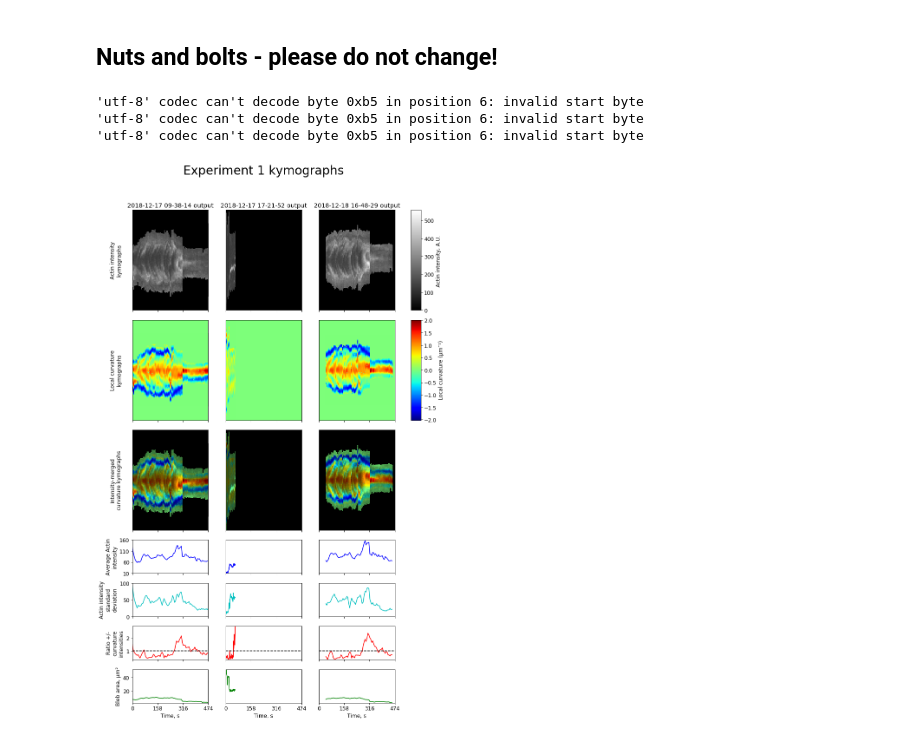
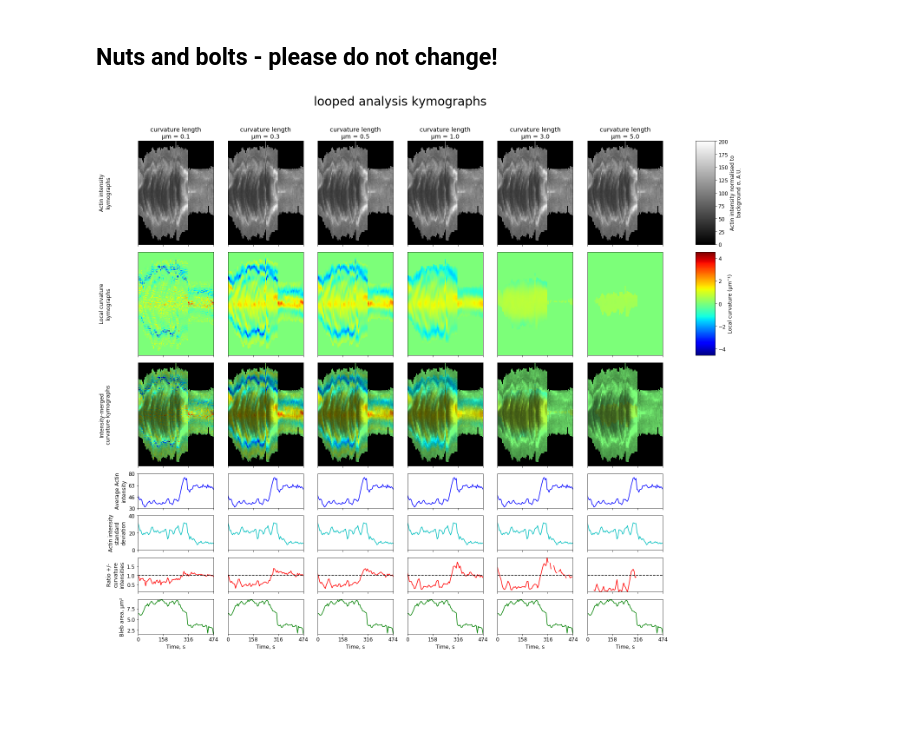
Before and after one commit to dougkelly88/blebbing_analysis, a Jupyter notebook: plotting/Blebbing figures.ipynb, the cells around one changed output. Cells and saved outputs as stored; diff of their text form; code cells hidden in the pictures; blank space fills up the shorter version.

Commit message:
Add plotting support for normalisation of intensity by background standard deviation

```diff
--- a/plotting/Blebbing figures.ipynb
+++ b/plotting/Blebbing figures.ipynb
@@ -34,7 +34,8 @@ This notebook is designed to generate figures for comparison of membrane blebbin
 # experiment_folder = "C:\\Users\\dougk\\Desktop\\output\\2019-01-22 14-30-44 output\\looped analysis"
 # experiment_folder = "C:\\Users\\dougk\\Desktop\\output\\2019-01-29 16-16-23 output\\Varying intensity thickness parameter"
 #experiment_folder = "C:\\Users\\dougk\\Desktop\\output\\2019-01-29 17-10-59 output\\Varying curvature length parameter"
-experiment_folder = "D:\\data\\Inverse blebbing\\Experiment 1"
+# experiment_folder = "D:\\data\\Inverse blebbing\\Experiment 1"
+experiment_folder = "C:\\Users\\dougk\\Desktop\\output\\bg std test\\2019-02-06 16-11-38 output\\looped analysis"
 condition_names = None;
 #condition_names = ["control", "condition 1", "condition 2"]
 annotation_arrows = None;
@@ -49,6 +50,7 @@ contrast_enhancement = 0.35;
 base_chosen_timepoints = [0, 120, 240, 354];
 make_colorscale_symmetrical = True;
 keep_time_and_length_scales_consistent = True;
+normalise_intensity_to_std = True;
 # %% [markdown]
 ## Font setup
 # %%
@@ -67,7 +69,8 @@ plotting.set_font_sizes(title_size, subtitle_size, axis_label_size, tick_label_s
 # load and plot kymographs
 actin_kyms, curvature_kyms, paramses, column_titles, areas = plotting.load_kymograph_data(experiment_folder,
                                                                         condition_names=condition_names,
-                                                                        use_subfolder_as_condition=use_subfolder_as_condition);
+                                                                        use_subfolder_as_condition=use_subfolder_as_condition,
+                                                                        normalise_intensity_to_std=normalise_intensity_to_std);
 
 experiment_title = os.path.basename(experiment_folder);
 space_lims, time_lims, intensity_lims, curv_lims = plotting.get_normalisation_limits(paramses,
@@ -98,38 +101,36 @@ average_nonzero_intensities, std_nonzero_intensities, intensity_ratios = plottin
 
 # plotting.add_scalebar(paramses[idx], axs[2][idx], fig, color='w', scale_bar_size_um=1, vertical_scale_bar=True)
 
 # handle presentation
 plt.tight_layout()
 fig.subplots_adjust(top=0.90, right=0.9, left=0.1);
 plotting.adjust_kymograph_display(fig,
                                 axs,
                                 paramses,
                                 actin_im,
                                 curv_im,
                                 make_colorscale_symmetrical,
-                                column_titles);
+                                column_titles,
+                                normalise_intensity_to_std=normalise_intensity_to_std);
 
 plotting.adjust_time_series_plot_display(fig,
                                        axs,
                                        paramses,
                                        average_nonzero_intensities,
                                        std_nonzero_intensities,
                                        intensity_ratios,
                                        areas);
 
 if keep_time_and_length_scales_consistent:
     plotting.do_space_time_normalisation(axs, paramses, space_lims, time_lims, make_colorscale_symmetrical);
 
 fig.suptitle(experiment_title + " kymographs");
 
 plotting.add_arrow_annotations(axs, annotation_arrows);
 
 plt.show();
 # %% [output]
-'utf-8' codec can't decode byte 0xb5 in position 6: invalid start byte
-'utf-8' codec can't decode byte 0xb5 in position 6: invalid start byte
-'utf-8' codec can't decode byte 0xb5 in position 6: invalid start byte
-[figure, old version]
+[figure, new version]
 # %%
 experiment_title = os.path.basename(experiment_folder);
 ims, raw_curvatures, paramses, row_titles = plotting.load_data_for_overlay_montage(experiment_folder,
```
Also changed, not shown: parts of 1 cell of this notebook, 1 other file.
